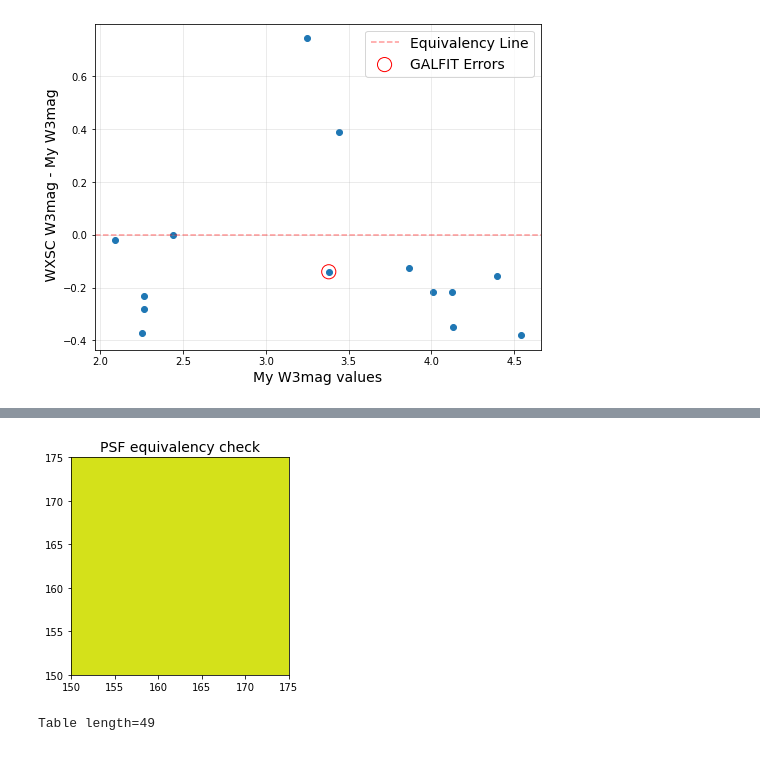
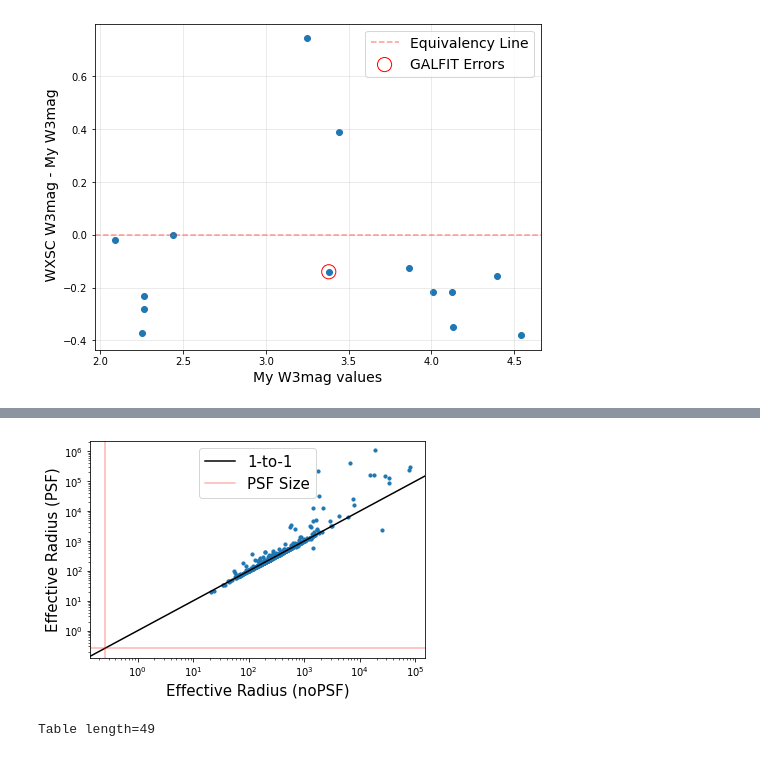
Before and after one commit to Kyssuber/GUI_odyssey, a Jupyter notebook: scrap.ipynb, the cells around one changed output, grey strips where cells are left out. Saved outputs shown, nothing was run; the diff lists cells and outputs as text; code cells hidden in the pictures.

```diff
--- a/scrap.ipynb
+++ b/scrap.ipynb
@@ -147,12 +129,22 @@ plt.show()
-# %%
-comp=psf_john/psf_kim
-plt.imshow(comp,origin='lower')
-plt.xlim(150,175)
-plt.ylim(150,175)
-plt.title('PSF equivalency check',fontsize=14)
-plt.show()
-# %% [output]
-[figure, removed]
+# %%
+roseparams_nopsf=Table.read(homedir+'/vf_html/all_input_fits/output_params_r_nopsf.fits')
+roseparams_psf=Table.read(homedir+'/vf_html/all_input_fits/output_params_r_psf.fits')
+
+plt.axline([0, 0], [1, 1], color='black',label='1-to-1')
+plt.scatter(roseparams_nopsf['re'][roseparams_psf['re']>0]*2.75,roseparams_psf['re'][roseparams_psf['re']>0]*2.75,s=10)
+plt.axhline(0.262,color='red',alpha=0.3,label='PSF Size')
+plt.axvline(0.262,color='red',alpha=0.3)   #the 2.232 is the value of the PSF Re, in pixels.
+
+plt.xscale('log')
+plt.yscale('log')
+plt.xlabel('Effective Radius (noPSF)',fontsize=15)
+plt.ylabel('Effective Radius (PSF)',fontsize=15)
+plt.legend(fontsize=15)
+
+
+plt.savefig(homedir+'/Desktop/psf_demo_r.png',dpi=250)
+# %% [output]
+[figure, added]
 # %%
 dum
 # %% [output]
```
Also changed, not shown: parts of 6 cells of this notebook, 1 other file.
